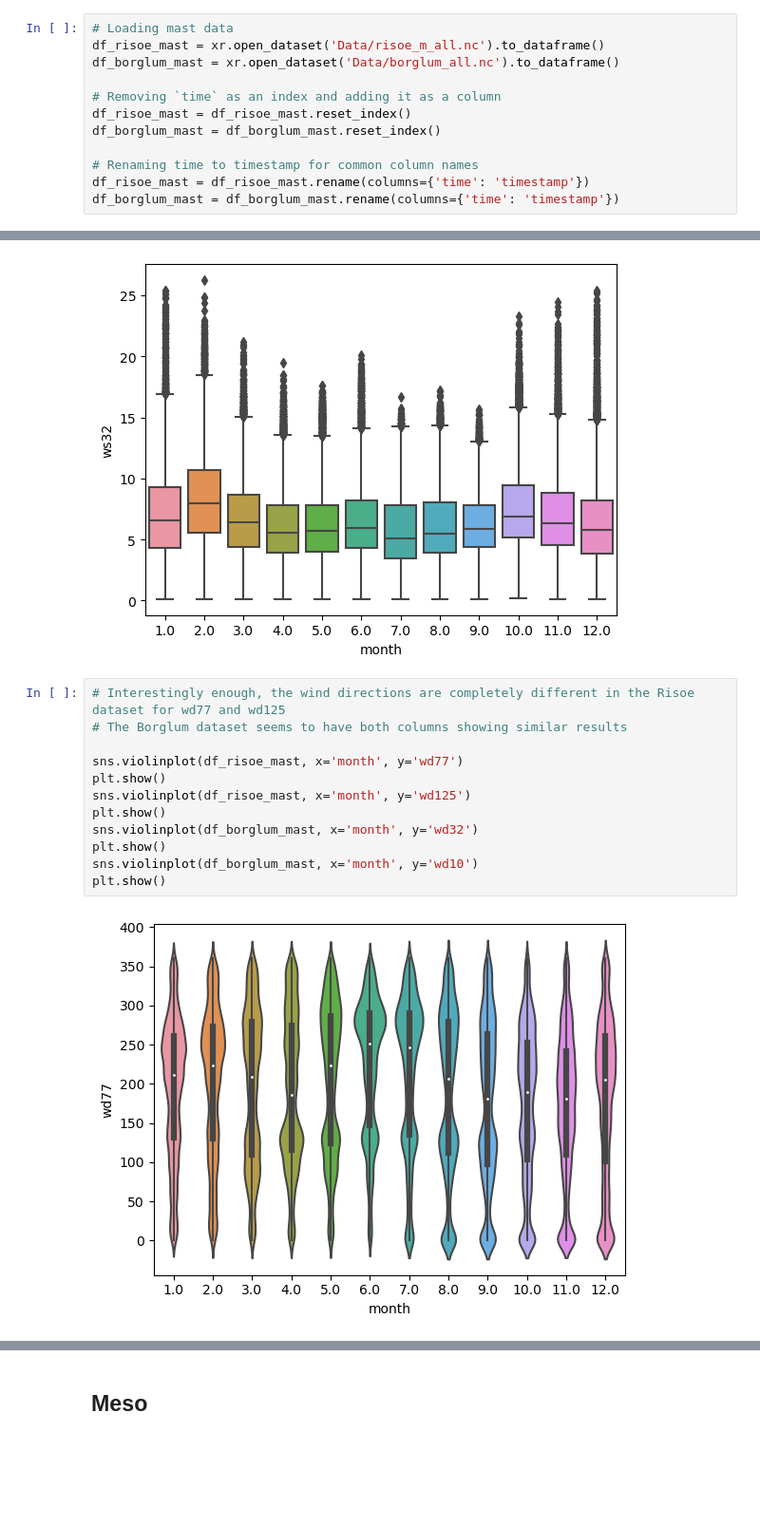
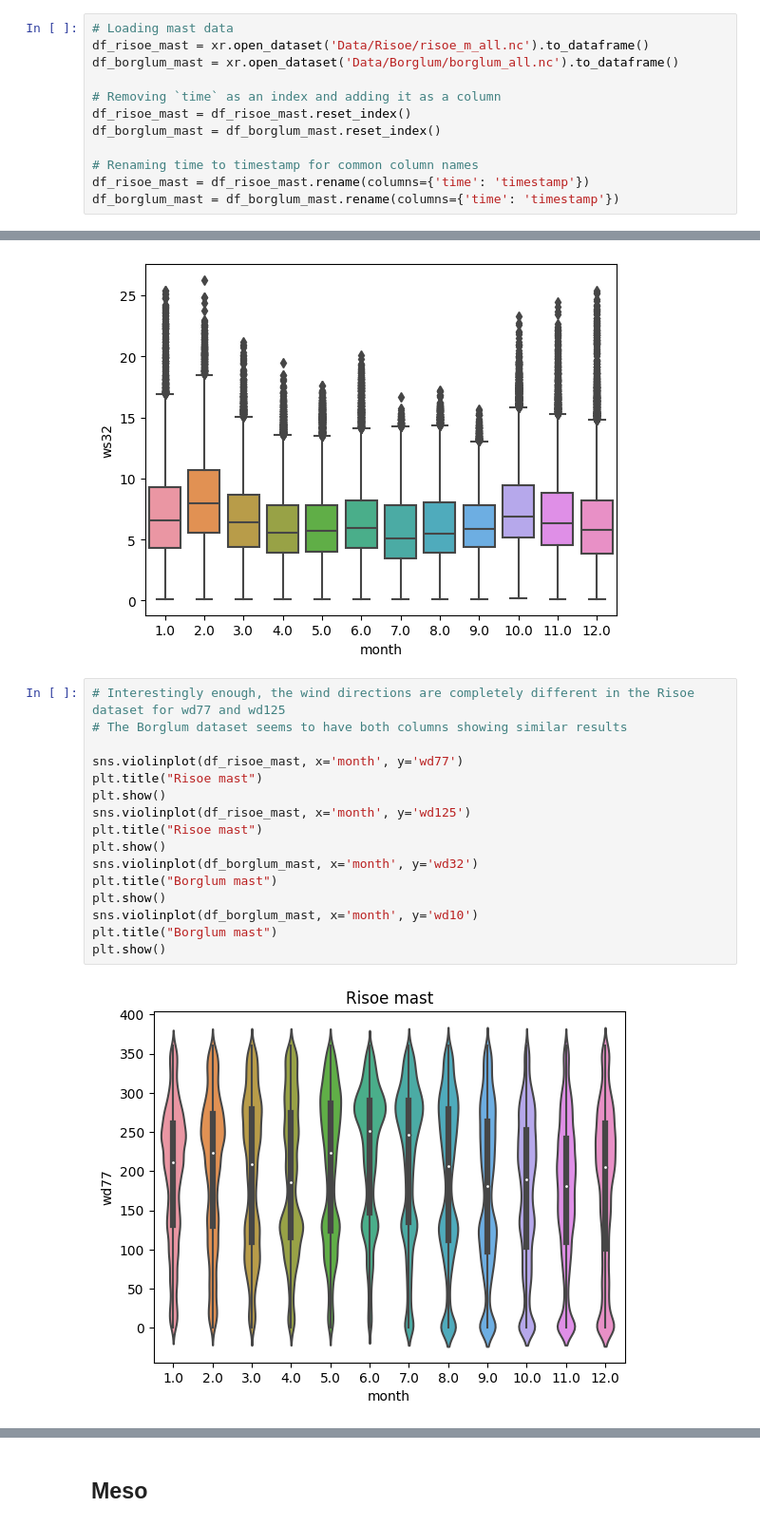
Before and after one commit to ASilins/mal1-2024, a Jupyter notebook: assignment-3/Vestas - Predicting Wind Speed.ipynb, the cells around one changed output, grey strips where cells are left out. Shown at 95% size. Cells and saved outputs as stored; diff of their text form; blank space fills up the shorter version.

Commit message:
created x and y data

```diff
--- a/assignment-3/Vestas - Predicting Wind Speed.ipynb
+++ b/assignment-3/Vestas - Predicting Wind Speed.ipynb
@@ -130,8 +119,8 @@ import xarray as xr
 ## Mast
 # %%
 # Loading mast data
-df_risoe_mast = xr.open_dataset('Data/risoe_m_all.nc').to_dataframe()
-df_borglum_mast = xr.open_dataset('Data/borglum_all.nc').to_dataframe()
+df_risoe_mast = xr.open_dataset('Data/Risoe/risoe_m_all.nc').to_dataframe()
+df_borglum_mast = xr.open_dataset('Data/Borglum/borglum_all.nc').to_dataframe()
 
 # Removing `time` as an index and adding it as a column
 df_risoe_mast = df_risoe_mast.reset_index()
@@ -252,14 +241,18 @@ plt.show()
 # %%
 # Interestingly enough, the wind directions are completely different in the Risoe dataset for wd77 and wd125
 # The Borglum dataset seems to have both columns showing similar results
 
 sns.violinplot(df_risoe_mast, x='month', y='wd77')
+plt.title("Risoe mast")
 plt.show()
 sns.violinplot(df_risoe_mast, x='month', y='wd125')
+plt.title("Risoe mast")
 plt.show()
 sns.violinplot(df_borglum_mast, x='month', y='wd32')
+plt.title("Borglum mast")
 plt.show()
 sns.violinplot(df_borglum_mast, x='month', y='wd10')
+plt.title("Borglum mast")
 plt.show()
 # %% [output]
-[figure, old version]
+[figure, new version]
```
Also changed, not shown: parts of 37 cells of this notebook.
